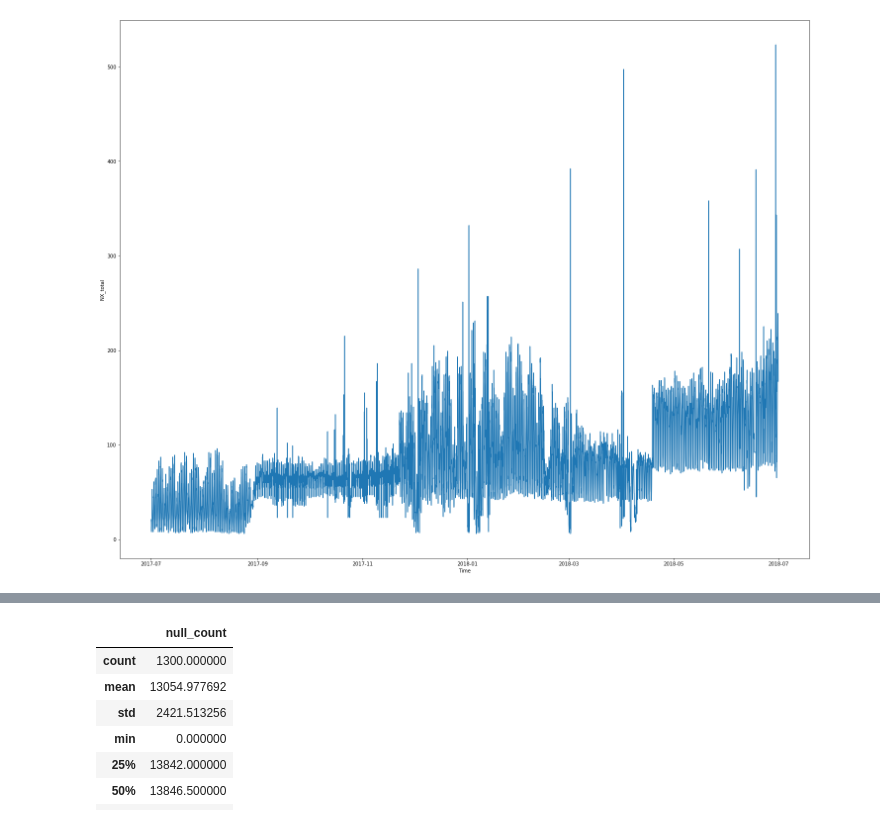
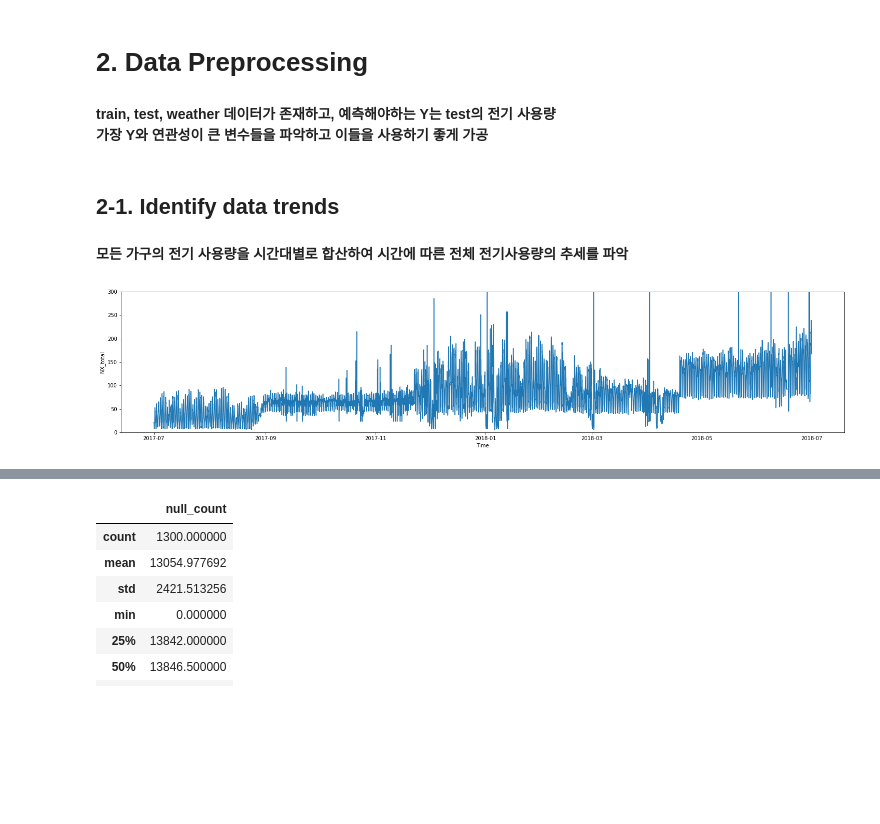
Before and after one commit to Kiminjo/electricity_usage_forecast, a Jupyter notebook: feature_engineering.ipynb, the cells around one changed output, grey strips where cells are left out. Saved outputs shown, nothing was run; the diff lists cells and outputs as text; code cells hidden in the pictures; blank space fills up the shorter version.

```diff
--- a/feature_engineering.ipynb
+++ b/feature_engineering.ipynb
@@ -28,8 +42,18 @@ test = preprocessing.time_data(test)
+# %% [markdown]
+# 2. Data Preprocessing
+# %% [markdown]
+**train, test, weather 데이터가 존재하고, 예측해야하는 Y는 test의 전기 사용량**
+**가장 Y와 연관성이 큰 변수들을 파악하고 이들을 사용하기 좋게 가공**
+# %% [markdown]
+## 2-1. Identify data trends
+# %% [markdown]
+**모든 가구의 전기 사용량을 시간대별로 합산하여 시간에 따른 전체 전기사용량의 추세를 파악**
 # %%
-fig, ax = plt.subplots(1, 1, figsize = (25, 20))
+fig, ax = plt.subplots(1, 1, figsize = (25, 5))
 
 sns.lineplot(x = 'Time', y = 'NX_total', ax = ax, data = test)
+plt.ylim(0, 300)
 plt.show()
 # %% [output]
-[figure, old version]
+[figure, new version]
 # %%
```
Also changed, not shown: parts of 26 cells of this notebook.
